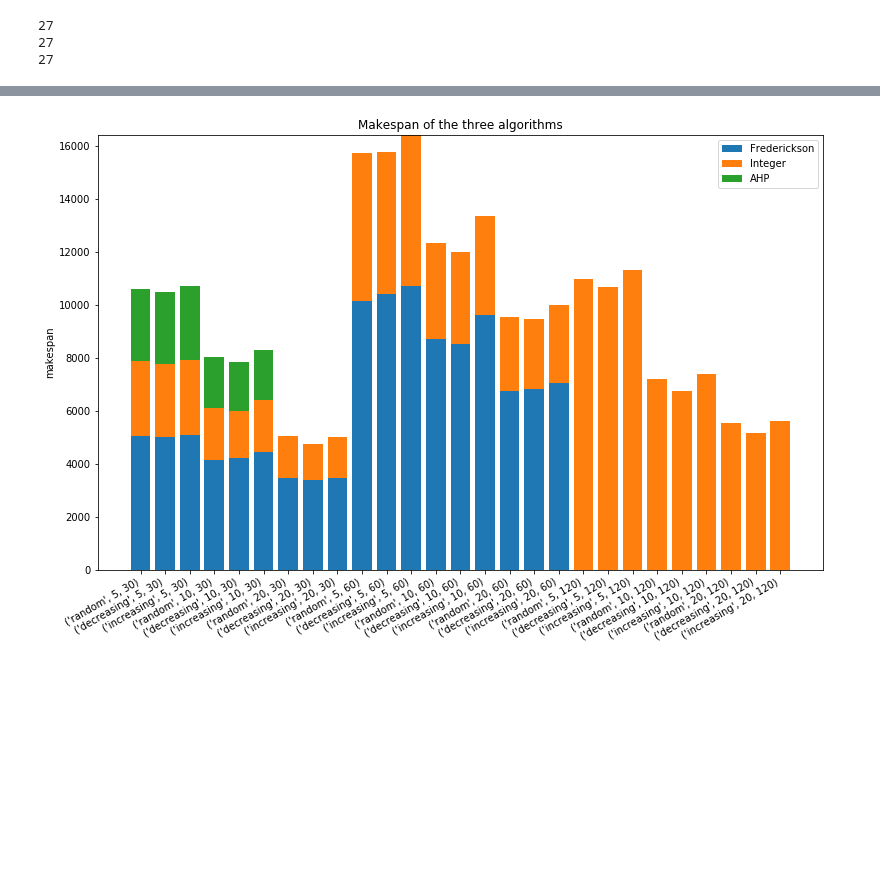
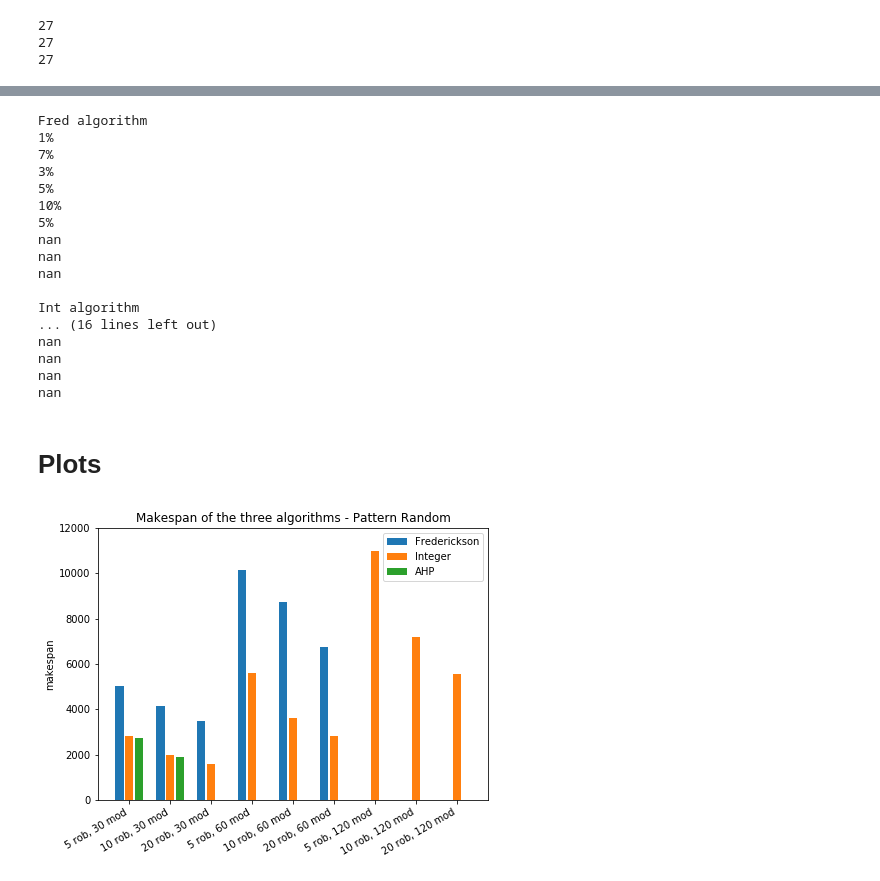
Before and after one commit to mirkosalaris/CoverageModularEnvironments, a Jupyter notebook: Notebooks/Comparison data analysis.ipynb, the cells around one changed output, grey strips where cells are left out. Saved outputs shown, nothing was run; the diff lists cells and outputs as text; code cells hidden in the pictures; blank space fills up the shorter version.

Commit message:
Divide comparison plots and add agnostic mode to plots

```diff
--- a/Notebooks/Comparison data analysis.ipynb
+++ b/Notebooks/Comparison data analysis.ipynb
@@ -12,3 +13,5 @@ import matplotlib.pyplot as plt
+# %%
+mpl.rcParams["figure.facecolor"] = "white" # set to white the background behind axes and labels
 # %%
 # Import all the variables from the dump files
 
@@ -63,0 +119,29 @@ print(len(ahp_smN))
+# %%
+print("Fred algorithm")
+difference_from_random(fred_max_len_list)
+
+print("\nInt algorithm")
+difference_from_random(int_max_len_list)
+
+print("\nAHP algorithm")
+difference_from_random(ahp_max_len_list)
+# %% [output]
+Fred algorithm
+1%
+7%
+3%
+5%
+10%
+5%
+nan
+nan
+nan
+
+Int algorithm
+... (16 lines left out)
+nan
+nan
+nan
+nan
+# %% [markdown]
+# Plots
@@ -64,26 +169,37 @@ print(len(ahp_smN))
+# %%
+# PLOT CONFIGURATION PARAMETERS
+YLIM=12000
+PLT_W = 7
+PLT_H = 5
 # %%
-# Show the data on a stacked bar plot
-xs = np.arange(0, len(smN))
+# Grouped bar plot
+############# RANDOM #############
 
-fig, ax = plt.subplots()
-fig.set_size_inches(13, 8)
+width = 0.5 # width of each bar
+bar_dist = 0.1 # distance between bars of the same groups
+group_dist = 0.8 # distance between bars of different groups
+x_dist = width*3 + bar_dist*2 + group_dist
 
-top = np.zeros(len(xs))
-fred_bars = plt.bar(xs, fred_max_len_list)
-top = top + fred_max_len_list
-int_bars= plt.bar(xs, int_max_len_list, bottom=top)
-top = top + int_max_len_list
-ahp_bars = plt.bar(xs, ahp_max_len_list, bottom=top)
+xs = np.arange(0, len(extr_random(smN))) * x_dist # scale the x coordinates to make space to the bars
+
+int_xs = xs
+fred_xs = xs - width - bar_dist
+ahp_xs = int_xs + width + bar_dist
+
+fig, ax = plt.subplots() # needed to rotate the labels
+
+fred_bars = plt.bar(fred_xs, extr_random(fred_max_len_list), width)
+int_bars= plt.bar(int_xs, extr_random(int_max_len_list), width)
+ahp_bars = plt.bar(ahp_xs, extr_random(ahp_max_len_list), width)
 
 plt.ylabel("makespan")
-plt.title("Makespan of the three algorithms")
-plt.xticks(xs, smN)
+plt.title("Makespan of the three algorithms - Pattern Random")
+plt.xticks(xs, extr_random(compute_labels(smN)))
+ax.set_ylim(top=YLIM)
 
 plt.legend((fred_bars, int_bars, ahp_bars), ("Frederickson", "Integer", "AHP"))
+plt.setp(ax.get_xticklabels(), rotation=30, horizontalalignment='right')
 
-plt.setp(ax.get_xticklabels(), rotation=30, horizontalalignment='right')
-fig.patch.set_facecolor('white')
-
-plt.show()
+fig.set_size_inches(PLT_W, PLT_H)
 # %% [output]
-[figure, old version]
+[figure, new version]
```
Also changed, not shown: parts of 14 cells of this notebook.
